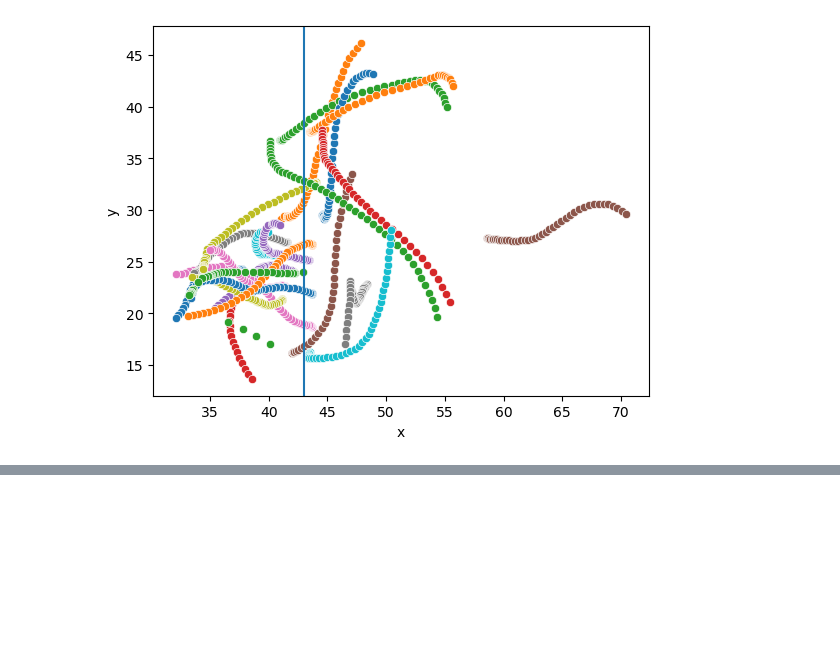
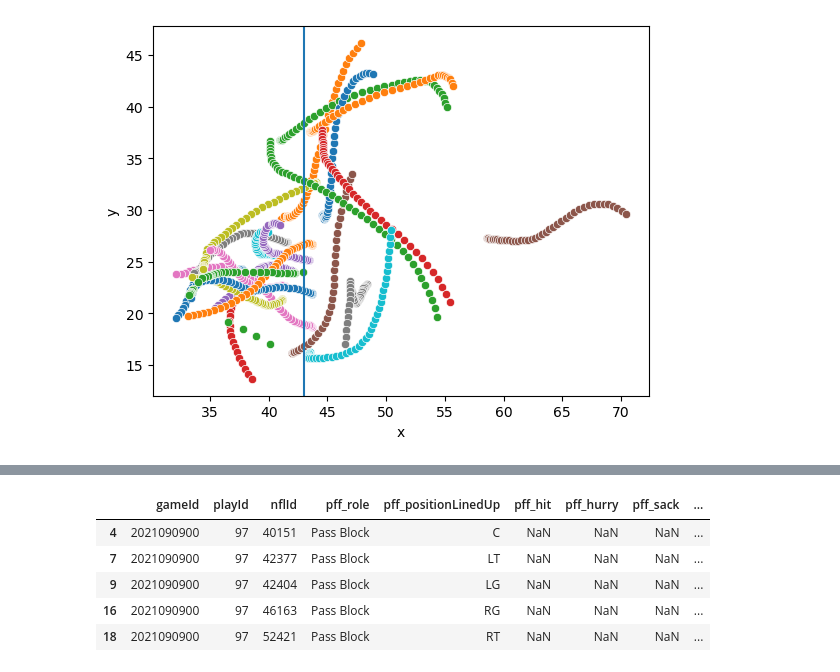
Before and after one commit to Miller-Ryan-1/nfl-linemen, a Jupyter notebook: analysis_playground.ipynb, the cells around one changed output, grey strips where cells are left out. Saved outputs shown, nothing was run; the diff lists cells and outputs as text; code cells hidden in the pictures; blank space fills up the shorter version.

```diff
--- a/analysis_playground.ipynb
+++ b/analysis_playground.ipynb
@@ -346,0 +444,10 @@ sns.scatterplot(data=tb1w1, x = 'x', y='y')
+# %%
+linemen = scout_data[scout_data.pff_positionLinedUp.isin(['RT', 'RG','C','LG','LT'])]
+linemen.head()
+# %% [output]
+|  | gameId | playId | nflId | pff_role | pff_positionLinedUp | pff_hit | pff_hurry | pff_sack | ... |
+| 4 | 2021090900 | 97 | 40151 | Pass Block | C | NaN | NaN | NaN | ... |
+| 7 | 2021090900 | 97 | 42377 | Pass Block | LT | NaN | NaN | NaN | ... |
+| 9 | 2021090900 | 97 | 42404 | Pass Block | LG | NaN | NaN | NaN | ... |
+| 16 | 2021090900 | 97 | 46163 | Pass Block | RG | NaN | NaN | NaN | ... |
+| 18 | 2021090900 | 97 | 52421 | Pass Block | RT | NaN | NaN | NaN | ... |
```
Also changed, not shown: parts of 30 cells of this notebook.
